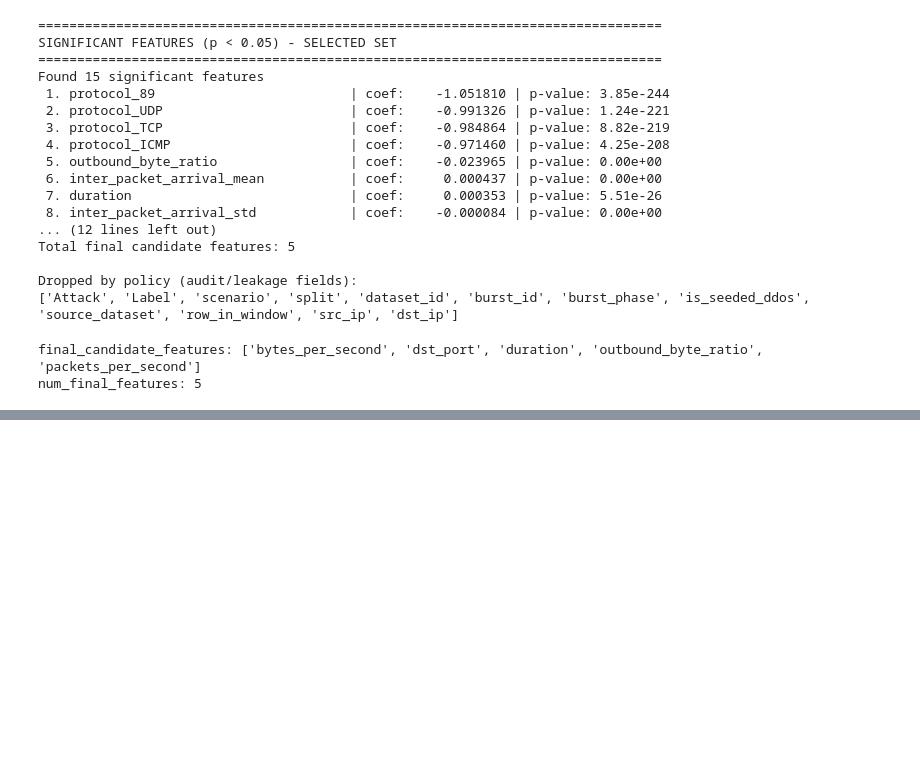
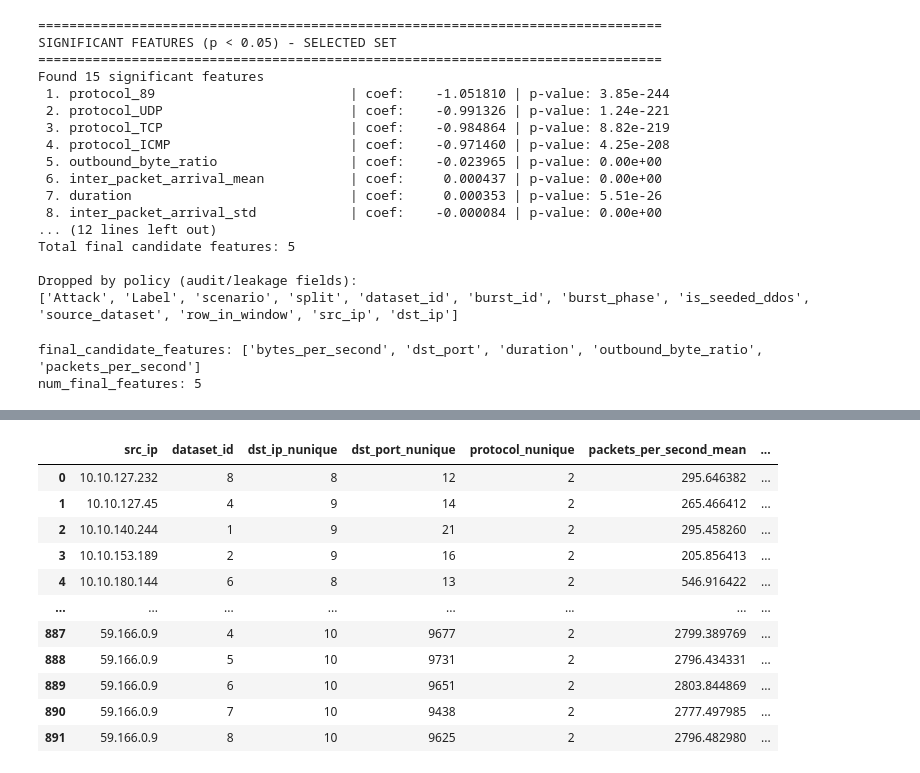
Before and after one commit to supermarine45/4BE, a Jupyter notebook: QCentroid - ETH Hackathon 2026/ols.ipynb, the cells around one changed output, grey strips where cells are left out. Cells and saved outputs as stored; diff of their text form; code cells hidden in the pictures; blank space fills up the shorter version.

```diff
--- a/QCentroid - ETH Hackathon 2026/ols.ipynb
+++ b/QCentroid - ETH Hackathon 2026/ols.ipynb
@@ -291,0 +402,99 @@ num_final_features: 5
+# %%
+import pandas as pd
+import numpy as np
+
+def build_windowed_behavior_with_lags(df):
+    # ---------------------------------------------------------
+    # STEP 1: AGGREGATE INTO WINDOWS (Fixing Cell 63)
+    # ---------------------------------------------------------
+    SMALL_PACKET_THRESHOLD = 128
+    HIGH_PPS_THRESHOLD = 1000
+    LOW_OUTBOUND_THRESHOLD = 0.1
+
+    agg_dict = {
+        'dst_ip': 'nunique',
+        'dst_port': 'nunique',
+        'protocol': 'nunique',
+        'packets_per_second': ['mean', 'max'],
+        'bytes_per_second': ['mean', 'max'],
+        'duration': ['mean', 'max'],
+        'total_packets': 'sum',
+        'total_bytes': 'sum',
+        'packet_size_avg': ['mean', 'std'],
+        'outbound_byte_ratio': ['mean', 'min'],
+        'Label': 'max'
+    }
+
+    # CRITICAL FIX: Group by both IP and Window to preserve time
+    grouped = df.groupby(['src_ip', 'dataset_id'])
+
+    features = grouped.agg(agg_dict)
+    features.columns = ['_'.join(col).strip() if isinstance(col, tuple) else col for col in features.columns]
+
+    features['concentration_dst_ip'] = grouped['dst_ip'].apply(lambda x: x.value_counts().iloc[0] / len(x) if not x.empty else 0)
+    features['concentration_dst_port'] = grouped['dst_port'].apply(lambda x: x.value_counts().iloc[0] / len(x) if not x.empty else 0)
+    features['share_tcp'] = grouped['protocol'].apply(lambda x: (x == 6).mean())
+    features['share_udp'] = grouped['protocol'].apply(lambda x: (x == 17).mean())
+    features['share_icmp'] = grouped['protocol'].apply(lambda x: (x == 1).mean())
+    features['share_small_packets'] = grouped['packet_size_avg'].apply(lambda x: (x < SMALL_PACKET_THRESHOLD).mean())
+    features['share_high_pps'] = grouped['packets_per_second'].apply(lambda x: (x > HIGH_PPS_THRESHOLD).mean())
+    features['share_low_outbound'] = grouped['outbound_byte_ratio'].apply(lambda x: (x < LOW_OUTBOUND_THRESHOLD).mean())
+    features['num_flows'] = grouped.size()
+
+    df_agg = features.fillna(0).reset_index()
+
+    # ---------------------------------------------------------
+    # STEP 2: APPLY LAGS TO WINDOWS (Fixing Cell 70)
+    # ---------------------------------------------------------
+    def add_window_lags(group):
+        # Sort chronologically by dataset_id (window sequence)
+        group = group.sort_values('dataset_id').copy()
+
+        # Apply lag to the AGGREGATED features that matter most
+        lag_cols = [
+            'packets_per_second_mean',
+            'bytes_per_second_mean',
+            'outbound_byte_ratio_mean',
+            'total_bytes_sum'
+        ]
+
+        for col in lag_cols:
+            lag_1 = group[col].shift(1)
+            lag_3 = group[col].shift(1).rolling(window=3, min_periods=1)
+
+            group[f'{col}_lag_1'] = lag_1
+            group[f'{col}_lag_3_mean'] = lag_3.mean()
+            group[f'{col}_delta_1'] = group[col] - lag_1
+
+            # Re-implementing your spike logic on windowed data
+            if 'packets_per_second_mean' in col or 'bytes_per_second_mean' in col:
+                group[f'{col}_spike_3'] = (group[col] > lag_3.mean() * 1.5).astype(float)
+
+        return group
+
+    # Apply lags per source IP on the windowed data
+    df_final = (
+        df_agg
+        .groupby('src_ip', group_keys=False)
+        .apply(add_window_lags)
+        .reset_index(drop=True)
+    )
+
+    return df_final.fillna(0) # Fill initial window NaNs with 0
+
+# Execute
+df_model_ready = build_windowed_behavior_with_lags(df_reduced)
+display(df_model_ready)
+# %% [output]
+|  | src_ip | dataset_id | dst_ip_nunique | dst_port_nunique | protocol_nunique | packets_per_second_mean | ... |
+| 0 | 10.10.127.232 | 8 | 8 | 12 | 2 | 295.646382 | ... |
+| 1 | 10.10.127.45 | 4 | 9 | 14 | 2 | 265.466412 | ... |
+| 2 | 10.10.140.244 | 1 | 9 | 21 | 2 | 295.458260 | ... |
+| 3 | 10.10.153.189 | 2 | 9 | 16 | 2 | 205.856413 | ... |
+| 4 | 10.10.180.144 | 6 | 8 | 13 | 2 | 546.916422 | ... |
+| ... | ... | ... | ... | ... | ... | ... | ... |
+| 887 | 59.166.0.9 | 4 | 10 | 9677 | 2 | 2799.389769 | ... |
+| 888 | 59.166.0.9 | 5 | 10 | 9731 | 2 | 2796.434331 | ... |
+| 889 | 59.166.0.9 | 6 | 10 | 9651 | 2 | 2803.844869 | ... |
+| 890 | 59.166.0.9 | 7 | 10 | 9438 | 2 | 2777.497985 | ... |
+| 891 | 59.166.0.9 | 8 | 10 | 9625 | 2 | 2796.482980 | ... |
```
Also changed, not shown: parts of 4 cells of this notebook.
